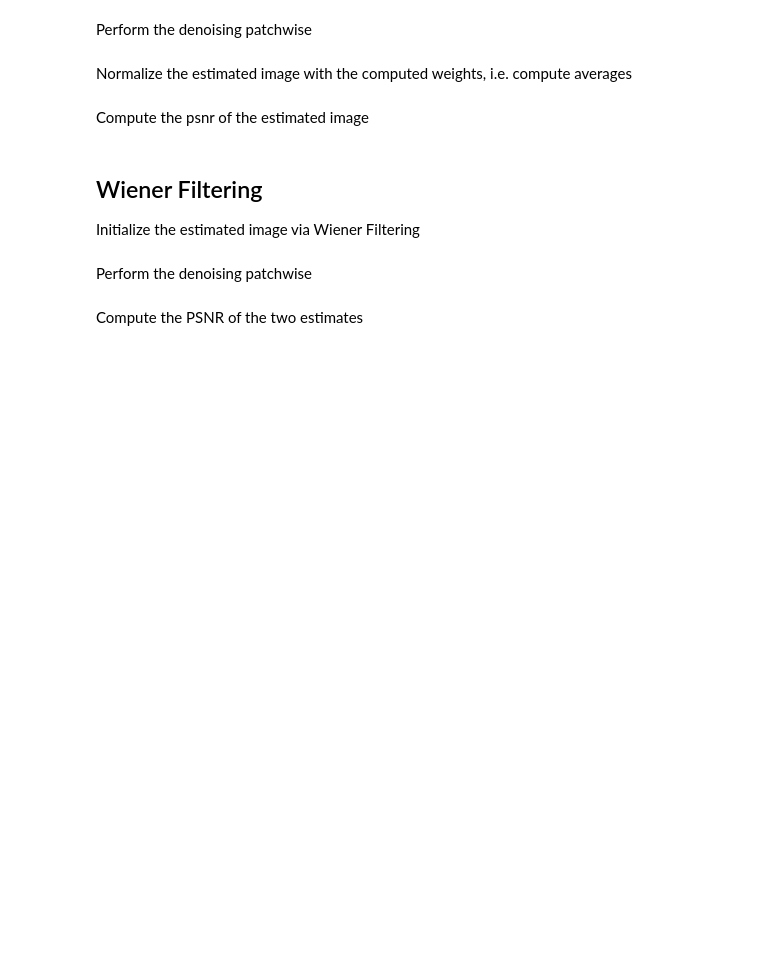
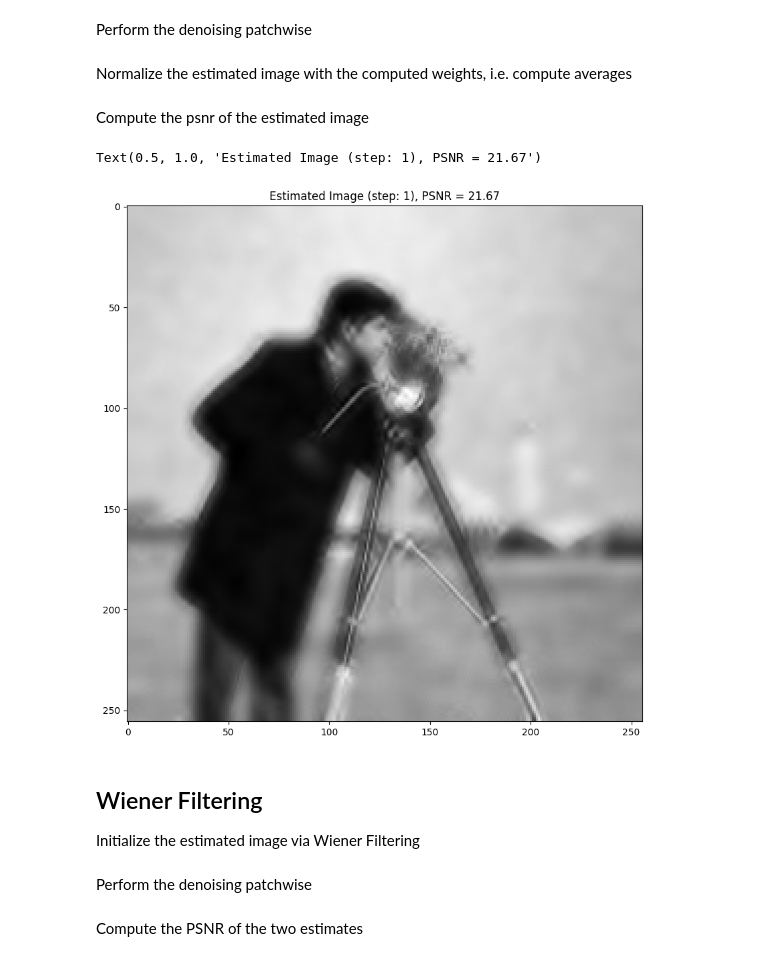
Before and after one commit to NiccoloSalvi/mmmip, a Jupyter notebook: lez_3_DCT_denoising.ipynb, the cells around one changed output. Cells and saved outputs as stored; diff of their text form; code cells hidden in the pictures; blank space fills up the shorter version.

```diff
--- a/lez_3_DCT_denoising.ipynb
+++ b/lez_3_DCT_denoising.ipynb
@@ -125,7 +149,10 @@ D = np.zeros((M, M))
 cnt = 0
 for i in range(p):
     for j in range(p):
-        pass
+        atom = np.zeros((p, p))
+        atom[i, j] = 1
+        D[:, cnt] = atom.flatten()
+        cnt += 1
 # %%
 D_img = get_dictionary_img(D)
 plt.figure(figsize=(8, 8))
@@ -143,43 +173,50 @@ weights = np.zeros_like(img)
 tau = 3 * sigma_noise # Donoho says: sigma * sqrt(2*log(p^2))
 
 # define the step
-STEP = #
+STEP = 1
 # %% [markdown]
 Perform the denoising patchwise
 # %%
 for i in range(0, imsz[0] - p + 1, STEP):
     for j in range(0, imsz[1] - p + 1, STEP):
         # extrach the patch with the top left corner at pixel (ii, jj)
-        s =
+        s = noisy_img[i:i + p, j:j + p]
 
         # compute the representation w.r.t. the 2D DCT dictionary
-        x =
+        x = dct2(s)
 
         # perform the hard thresholding (do not perform HT on the DC!)
-        x_HT =
+        x_HT = np.zeros_like(x)
+        x_HT[0, 0] = x[0, 0]
+        x_HT[1:, 1:] = np.maximum(np.abs(x[1:, 1:]) - tau, 0) * np.sign(x[1:, 1:])
 
         # perform the reconstruction
-        s_hat =
+        s_hat = idct2(x_HT)
 
         # compute the weights to be used for aggregating the reconstructed patch
-        w =
+        w = 1
 
         # accumulate by summation the denoised patch into the denoised image using the computed weight
         # update img_hat
+        img_hat[i:i + p, j:j + p] += s_hat * w
 
         # accumulate by summation the weights of the current patch in the weight matrix
         # update weights
+        weights[i:i + p, j:j + p] += w
 # %% [markdown]
 Normalize the estimated image with the computed weights, i.e. compute averages
 # %%
-img_hat =
+img_hat = img_hat / weights
 # %% [markdown]
 Compute the psnr of the estimated image
 # %%
-psnr_hat =
+psnr_hat = 10 * np.log10(1 / np.mean((img_hat - img) ** 2))
 plt.figure(figsize=(10,10))
 plt.imshow(img_hat, cmap='gray')
 plt.title(f'Estimated Image (step: {STEP}), PSNR = {psnr_hat:.2f}')
+# %% [output]
+Text(0.5, 1.0, 'Estimated Image (step: 1), PSNR = 21.67')
+[figure, added]
 # %% [markdown]
 Wiener Filtering
 ----------------
```
Also changed, not shown: parts of 17 cells of this notebook.
